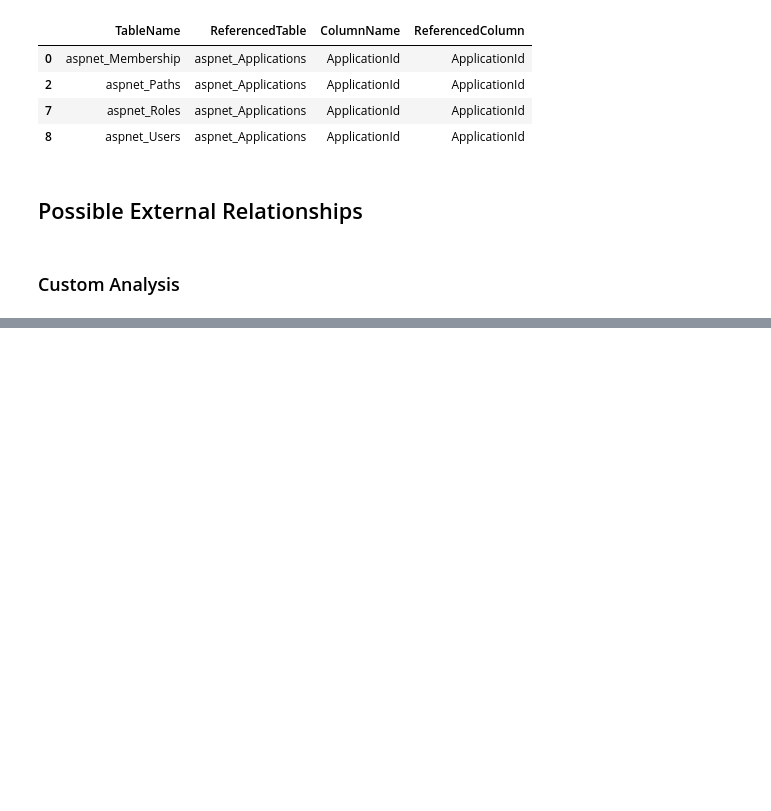
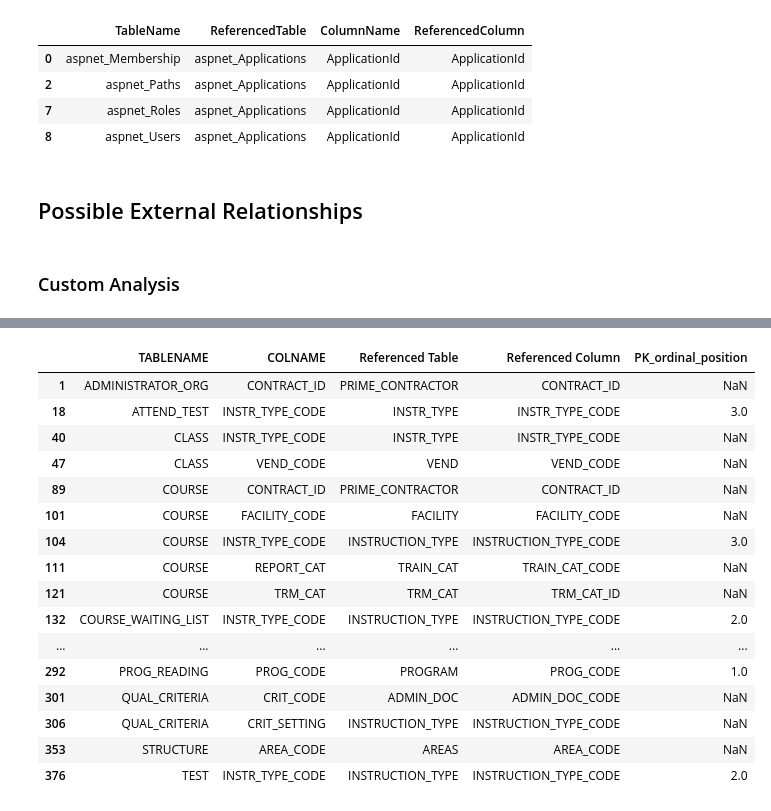
Before and after one commit to msloane794pro/DataAssessmentTools, a Jupyter notebook: Python/PythonScripts/Archive/Foreign Key Processing.ipynb, the cells around one changed output, grey strips where cells are left out. Drawn from its saved outputs; the diff is of its cells as text; code cells hidden in the pictures; blank space fills up the shorter version.

```diff
--- a/Python/PythonScripts/Foreign Key Processing.ipynb
+++ b/Python/PythonScripts/Archive/Foreign Key Processing.ipynb
@@ -212,0 +215,2 @@ raw_FKs[(raw_FKs['TableName']=='aspnet_Applications')|(raw_FKs['ReferencedTable'
+# %%
+train = pd.read_excel('C:\\Users\\mounsl\\OneDrive - Idaho National Laboratory\\Documents - GRP-Agree Data Assessment Team\\Training\\3. Data & Modeling\\Data Dictionary\\Working\\TRAIN_PKFK.xlsx')
@@ -212,0 +233,22 @@ raw_FKs[(raw_FKs['TableName']=='aspnet_Applications')|(raw_FKs['ReferencedTable'
+# %%
+no_reference = train[(~train['Referenced Table'].isin(train['TABLENAME'].unique().tolist()))&(~train['Referenced Table'].isna())]
+# %%
+no_reference
+# %% [output]
+|  | TABLENAME | COLNAME | Referenced Table | Referenced Column | PK_ordinal_position |
+| 1 | ADMINISTRATOR_ORG | CONTRACT_ID | PRIME_CONTRACTOR | CONTRACT_ID | NaN |
+| 18 | ATTEND_TEST | INSTR_TYPE_CODE | INSTR_TYPE | INSTR_TYPE_CODE | 3.0 |
+| 40 | CLASS | INSTR_TYPE_CODE | INSTR_TYPE | INSTR_TYPE_CODE | NaN |
+| 47 | CLASS | VEND_CODE | VEND | VEND_CODE | NaN |
+| 89 | COURSE | CONTRACT_ID | PRIME_CONTRACTOR | CONTRACT_ID | NaN |
+| 101 | COURSE | FACILITY_CODE | FACILITY | FACILITY_CODE | NaN |
+| 104 | COURSE | INSTR_TYPE_CODE | INSTRUCTION_TYPE | INSTRUCTION_TYPE_CODE | 3.0 |
+| 111 | COURSE | REPORT_CAT | TRAIN_CAT | TRAIN_CAT_CODE | NaN |
+| 121 | COURSE | TRM_CAT | TRM_CAT | TRM_CAT_ID | NaN |
+| 132 | COURSE_WAITING_LIST | INSTR_TYPE_CODE | INSTRUCTION_TYPE | INSTRUCTION_TYPE_CODE | 2.0 |
+| ... | ... | ... | ... | ... | ... |
+| 292 | PROG_READING | PROG_CODE | PROGRAM | PROG_CODE | 1.0 |
+| 301 | QUAL_CRITERIA | CRIT_CODE | ADMIN_DOC | ADMIN_DOC_CODE | NaN |
+| 306 | QUAL_CRITERIA | CRIT_SETTING | INSTRUCTION_TYPE | INSTRUCTION_TYPE_CODE | NaN |
+| 353 | STRUCTURE | AREA_CODE | AREAS | AREA_CODE | NaN |
+| 376 | TEST | INSTR_TYPE_CODE | INSTRUCTION_TYPE | INSTRUCTION_TYPE_CODE | 2.0 |
```
Also changed, not shown: parts of 3 cells of this notebook, 1 other file.
